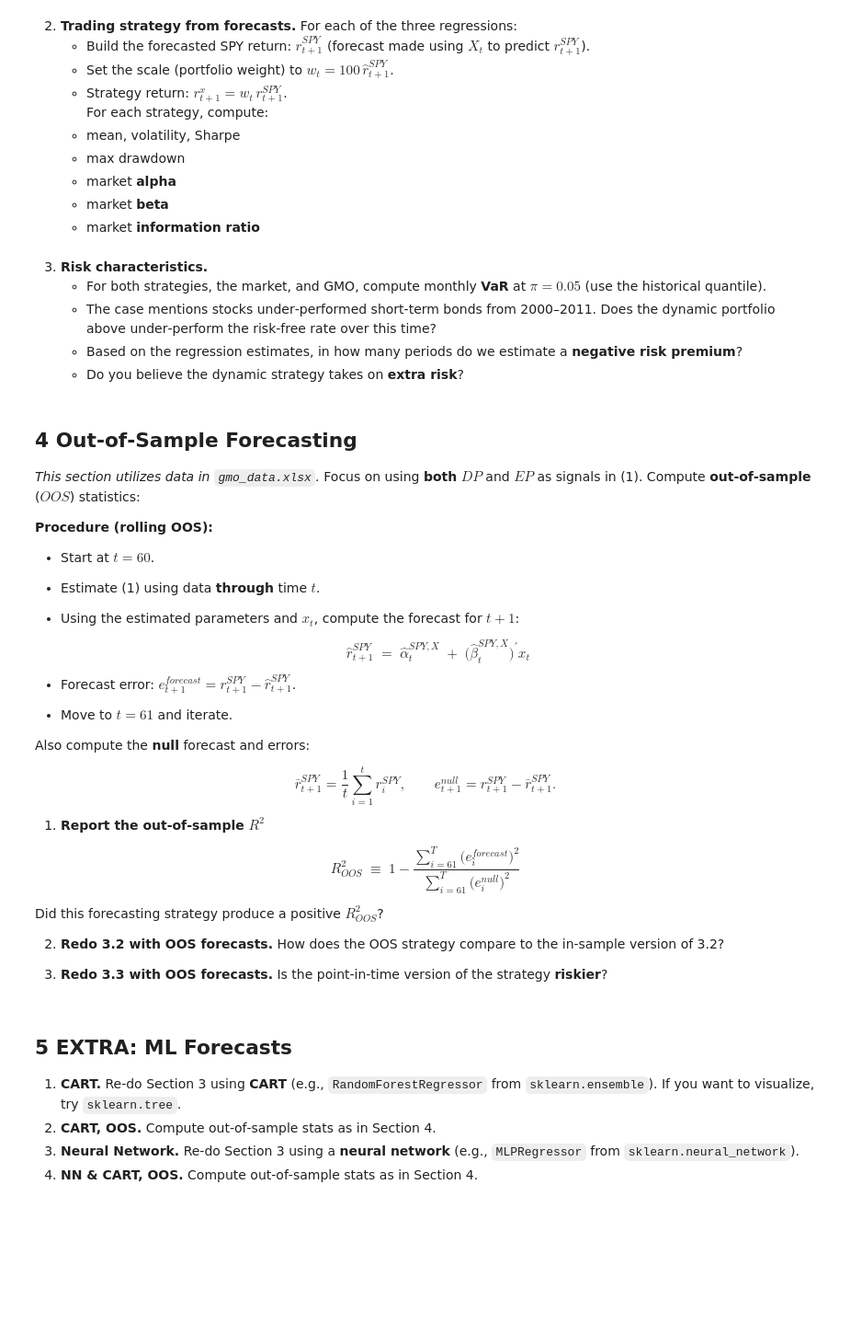
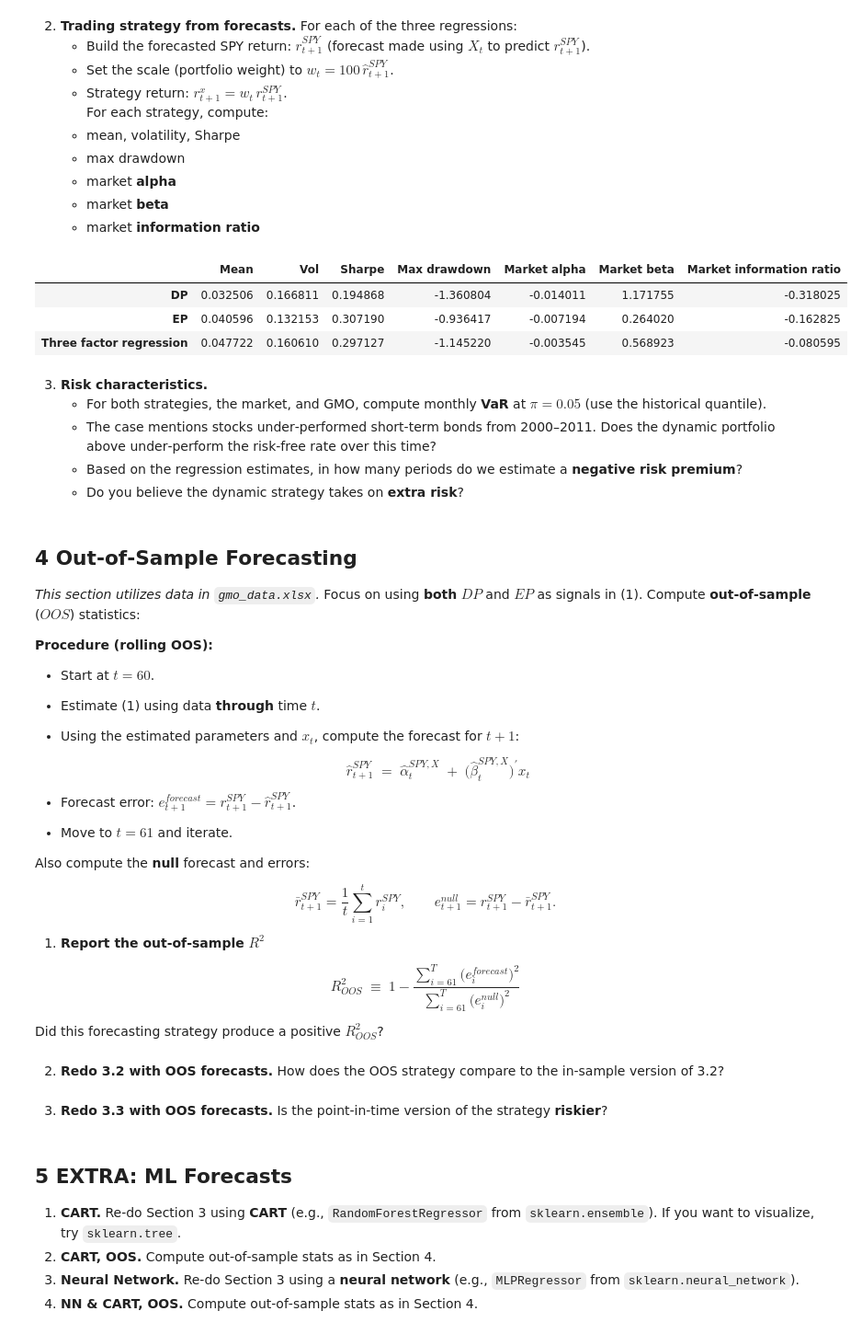
Before and after one commit to t-flora/portfolio-risk-mgmt, a Jupyter notebook: hw7/GMO-Forecasting.ipynb, the cells around one changed output. Shown at 92% size. Cells and saved outputs as stored; diff of their text form; code cells hidden in the pictures; blank space fills up the shorter version.

```diff
--- a/hw7/GMO-Forecasting.ipynb
+++ b/hw7/GMO-Forecasting.ipynb
@@ -337,6 +415,50 @@ Estimate (1) and report the **$R^2$**, as well as the OLS estimates for $\alpha$
    - market **alpha**
    - market **beta**
    - market **information ratio**
+# %%
+# build forecasted SPY return
+# big issue with this is that it's not separating training and test sets
+dp_forecast = dp_results.predict(sm.add_constant(signals[signals.columns[0]]))
+ep_forecast = ep_results.predict(sm.add_constant(signals[signals.columns[1]]))
+three_reg_forecast = three_reg_results.predict(sm.add_constant(signals))
+
+# compute market information ratio
+dp_market_ir = dp_results.params[0] / dp_results.resid.std()
+ep_market_ir = ep_results.params[0] / ep_results.resid.std()
+three_reg_market_ir = three_reg_results.params[0] / three_reg_results.resid.std()
+
+# set scale
+dp_weights = 100 * dp_forecast
+ep_weights = 100 * ep_forecast
+three_reg_weights = 100 * three_reg_forecast
+dp_portfolio_returns = dp_weights * rets['SPY']
+ep_portfolio_returns = ep_weights * rets['SPY']
+three_reg_portfolio_returns = three_reg_weights * rets['SPY']
+
+# compute strategy returns
+dp_metrics = performance_metrics(dp_portfolio_returns, annualization=12, mdd=True)
+dp_metrics['Market alpha'] = dp_results.params[0]
+dp_metrics['Market beta'] = dp_results.params[1]
+dp_metrics['Market information ratio'] = dp_market_ir
+dp_metrics.index = ['DP']
+ep_metrics = performance_metrics(ep_portfolio_returns, annualization=12, mdd=True)
+ep_metrics['Market alpha'] = ep_results.params[0]
+ep_metrics['Market beta'] = ep_results.params[1]
+ep_metrics['Market information ratio'] = ep_market_ir
+ep_metrics.index = ['EP']
+three_reg_metrics = performance_metrics(three_reg_portfolio_returns, annualization=12, mdd=True)
+three_reg_metrics['Market alpha'] = three_reg_results.params[0]
+three_reg_metrics['Market beta'] = three_reg_results.params[1]
+three_reg_metrics['Market information ratio'] = three_reg_market_ir
+three_reg_metrics.index = ['Three factor regression']
+# join 3 dataframes
+all_metrics = pd.concat([dp_metrics, ep_metrics, three_reg_metrics])
+display(all_metrics[['Mean', 'Vol', 'Sharpe', 'Max drawdown', 'Market alpha', 'Market beta', 'Market information ratio']])
+# %% [output]
+|  | Mean | Vol | Sharpe | Max drawdown | Market alpha | Market beta | Market information ratio |
+| DP | 0.032506 | 0.166811 | 0.194868 | -1.360804 | -0.014011 | 1.171755 | -0.318025 |
+| EP | 0.040596 | 0.132153 | 0.307190 | -0.936417 | -0.007194 | 0.264020 | -0.162825 |
+| Three factor regression | 0.047722 | 0.160610 | 0.297127 | -1.145220 | -0.003545 | 0.568923 | -0.080595 |
 # %% [markdown]
 3. **Risk characteristics.**
    - For both strategies, the market, and GMO, compute monthly **VaR** at $\pi = 0.05$ (use the historical quantile).
@@ -374,10 +496,10 @@ R^2_{OOS} \;\equiv\; 1 - \frac{\sum_{i=61}^T \big(e^{forecast}_i\big)^2}{\sum_{i
 $$
 
 Did this forecasting strategy produce a positive $R^2_{OOS}$?
-
-2. **Redo 3.2 with OOS forecasts.** How does the OOS strategy compare to the in‑sample version of 3.2?
-
-3. **Redo 3.3 with OOS forecasts.** Is the point‑in‑time version of the strategy **riskier**?
+# %% [markdown]
+2. **Redo 3.2 with OOS forecasts.** How does the OOS strategy compare to the in‑sample version of 3.2?
+# %% [markdown]
+3. **Redo 3.3 with OOS forecasts.** Is the point‑in‑time version of the strategy **riskier**?
 # %% [markdown]
 ## 5 EXTRA: ML Forecasts
 
```
Also changed, not shown: parts of 5 cells of this notebook.
